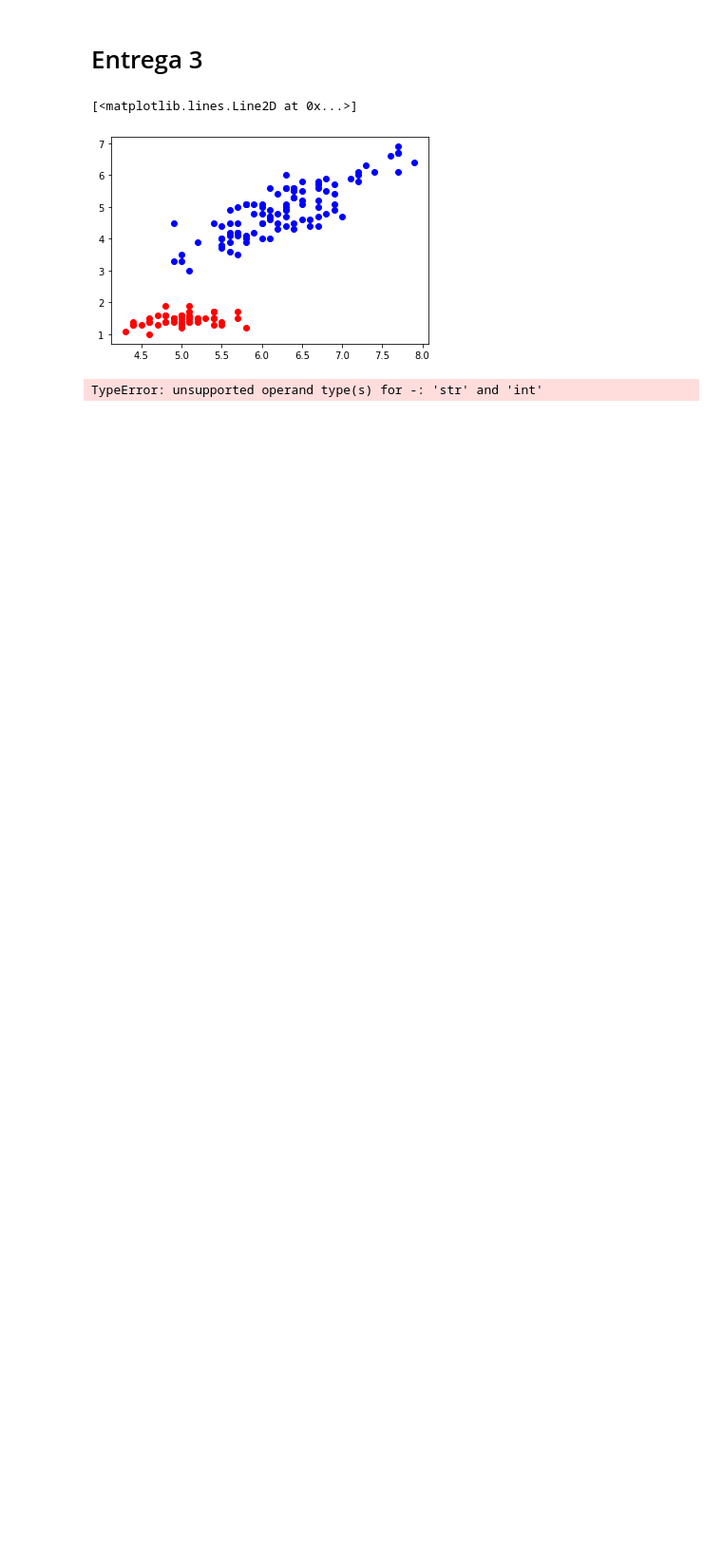
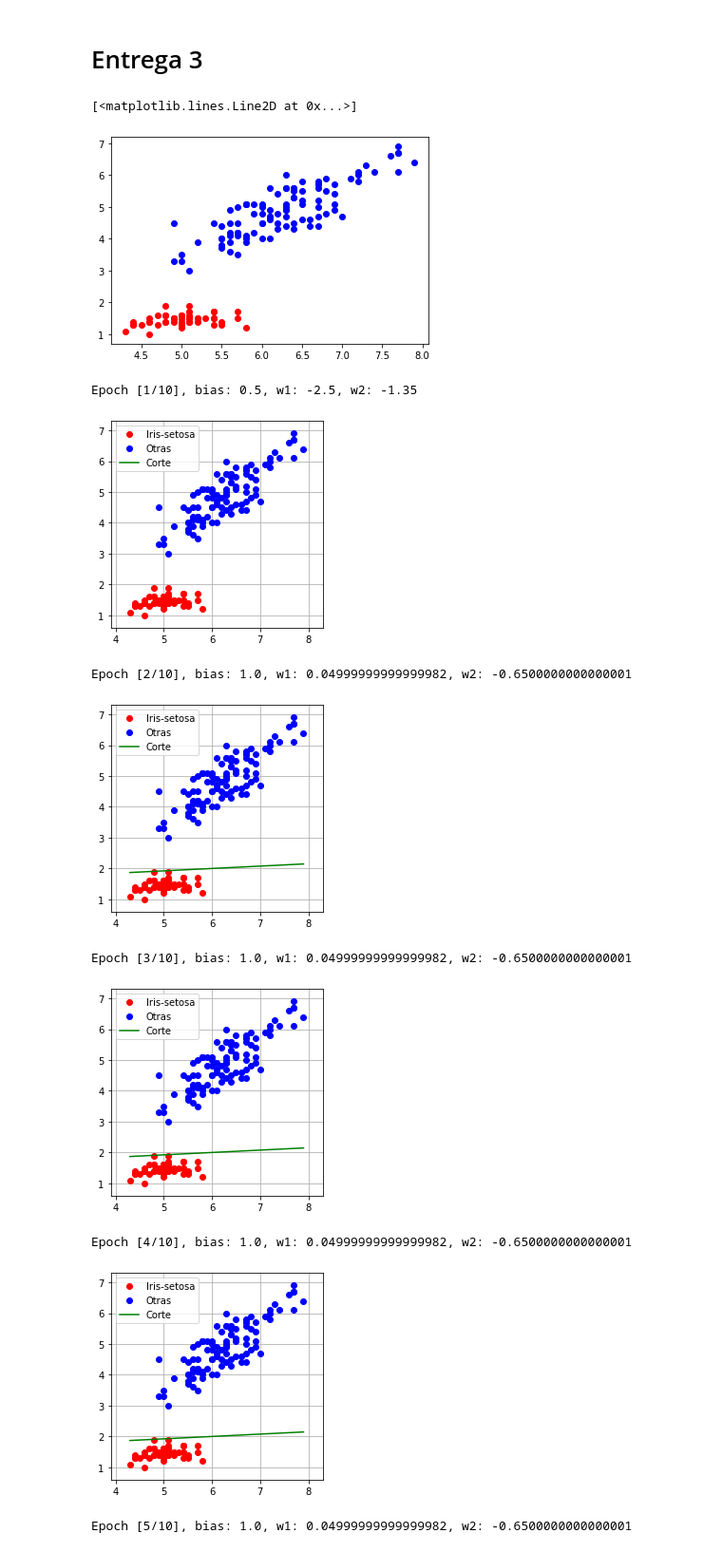
Before and after one commit to juan-p-b/PerezJuanCarlos_RECV_Entrega3, a Jupyter notebook: PerezJuanCarlos_RECV_Entrega3.ipynb, the cells around one changed output. Shown: that part at 95% size. Saved outputs shown, nothing was run; the diff lists cells and outputs as text; code cells hidden in the pictures; blank space fills up the shorter version.

```diff
--- a/PerezJuanCarlos_RECV_Entrega3.ipynb
+++ b/PerezJuanCarlos_RECV_Entrega3.ipynb
@@ -17,6 +17,7 @@ class_0 = cl == 'Iris-setosa'
 class_1 = cl != 'Iris-setosa'
 # class_1 = cl == 'Iris-versicolor'
 # class_2 = cl == 'Iris-virginica'
+clb =class_0.astype(int)
 # %%
 plt.plot(x1[class_0],x2[class_0],'o',c='red',label='Iris-setosa')
 plt.plot(x1[class_1],x2[class_1],'o',c='blue',label='Otras')
@@ -32,47 +33,56 @@ def act(z):
     return 1/(1 + np.exp(-z))
 # %%
 # Inicializamos los pesos en 0
-b = 0
-w_1 = 0
-w_2 = 0
+b = 1
+w_1 = 1
+w_2 = 1
 
 # Inicializamos el número de épocas y la rata de aprendizaje
-n_epochs = 15 # Número de épocas
-n = 0.5      # Tasa de aprendizaje
+n_epochs = 10 # Número de épocas
+n = 0.5 # Tasa de aprendizaje
 
 # Entrenamos el Perceptron
 for epoch in range(n_epochs):
-    for i,j,k in zip(x1,x2,cl):
+    for i,j,k in zip(x1,x2,clb):
 
         # Función de Suma
         z = i*w_1 + j*w_2 + b
 
         # Función de Activación
         sig_z = act(z)
 
         # Evaluamos la salida (output)
         if sig_z >= 0.5:
             out = 1
         if sig_z < 0.5:
             out = 0
 
         # Calculamos el error
         error = k - out
 
         # Actualizamos los pesos
         b = b + n*error
         w_1 += n*error*i
         w_2 += n*error*j
 
-        print('Epoch [{}/{}], bias: {}, w1: {}, w2: {}'.format(epoch+1,n_epochs,b,w_1,w_2))
+    print('Epoch [{}/{}], bias: {}, w1: {}, w2: {}'.format(epoch+1,n_epochs,b,w_1,w_2))
 
-        fig = plt.figure(figsize=(4,4))
-        plt.plot(x1[class_0],x2[class_0],'o', c='black', label='0')
-        plt.plot(x1[class_1],x2[class_1],'o', c='red', label='1')
-        plt.plot(np.sort(x1),y(np.sort(x1)),'-', c='green',)
-        plt.xlim(0,1)
-        plt.ylim(0,1)
-        plt.legend()
-        plt.show()
+    fig = plt.figure(figsize=(4,4))
+    plt.plot(x1[class_0],x2[class_0],'o',c='red',label='Iris-setosa')
+    plt.plot(x1[class_1],x2[class_1],'o',c='blue',label='Otras')
+    plt.plot(np.sort(x1),y(np.sort(x1)),'-', c='green',label='Corte')
+    plt.xlim(min(x1)-0.4,max(x1)+0.4)
+    plt.ylim(min(x2)-0.4,max(x2)+0.4)
+    plt.legend()
+    plt.grid()
+    plt.show()
 # %% [output]
-TypeError: unsupported operand type(s) for -: 'str' and 'int'
+Epoch [1/10], bias: 0.5, w1: -2.5, w2: -1.35
+[figure, added]
+Epoch [2/10], bias: 1.0, w1: 0.04999999999999982, w2: -0.6500000000000001
+[figure, added]
+Epoch [3/10], bias: 1.0, w1: 0.04999999999999982, w2: -0.6500000000000001
+[figure, added]
+Epoch [4/10], bias: 1.0, w1: 0.04999999999999982, w2: -0.6500000000000001
+[figure, added]
+Epoch [5/10], bias: 1.0, w1: 0.04999999999999982, w2: -0.6500000000000001
```
Also changed, not shown: parts of 2 cells of this notebook.
